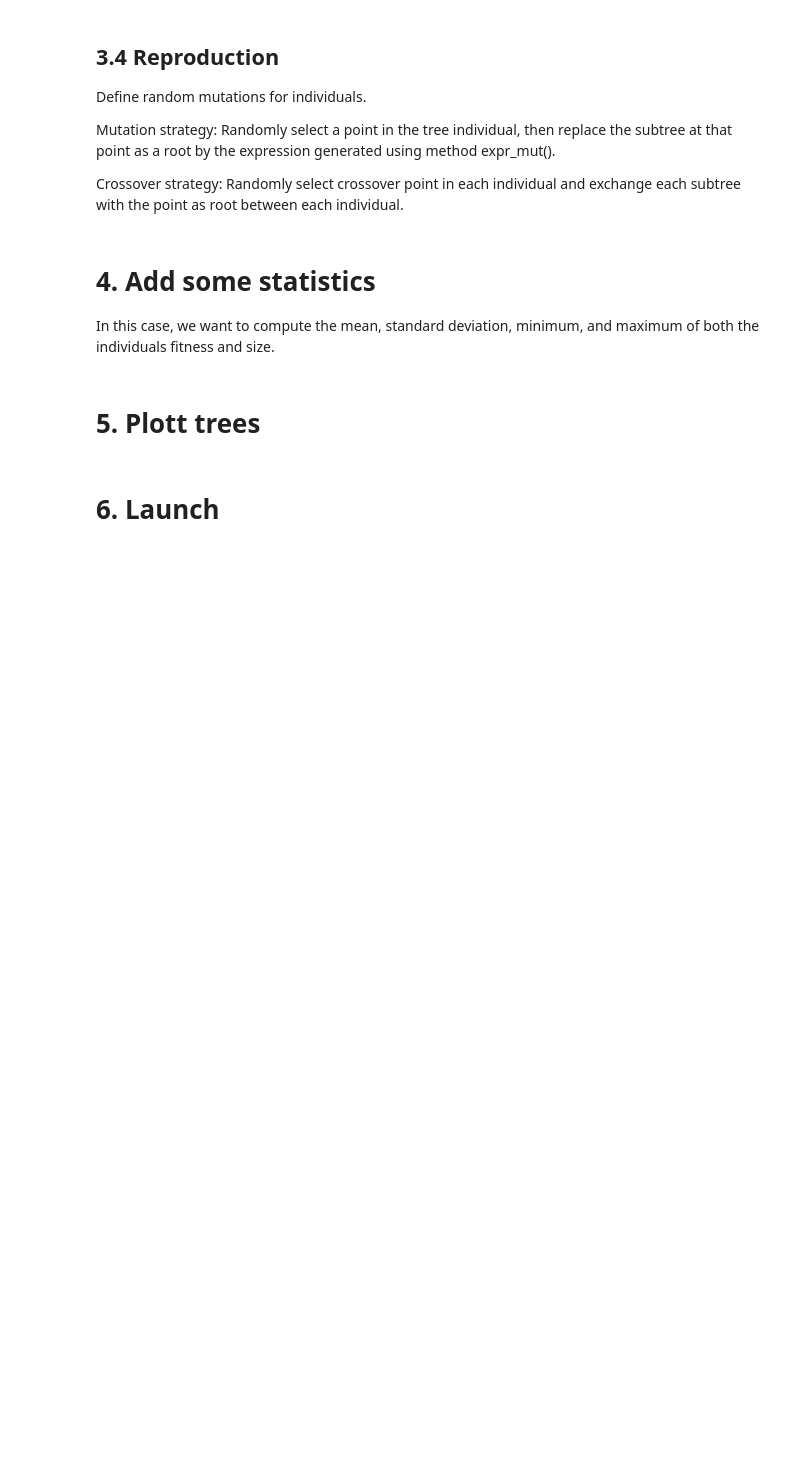
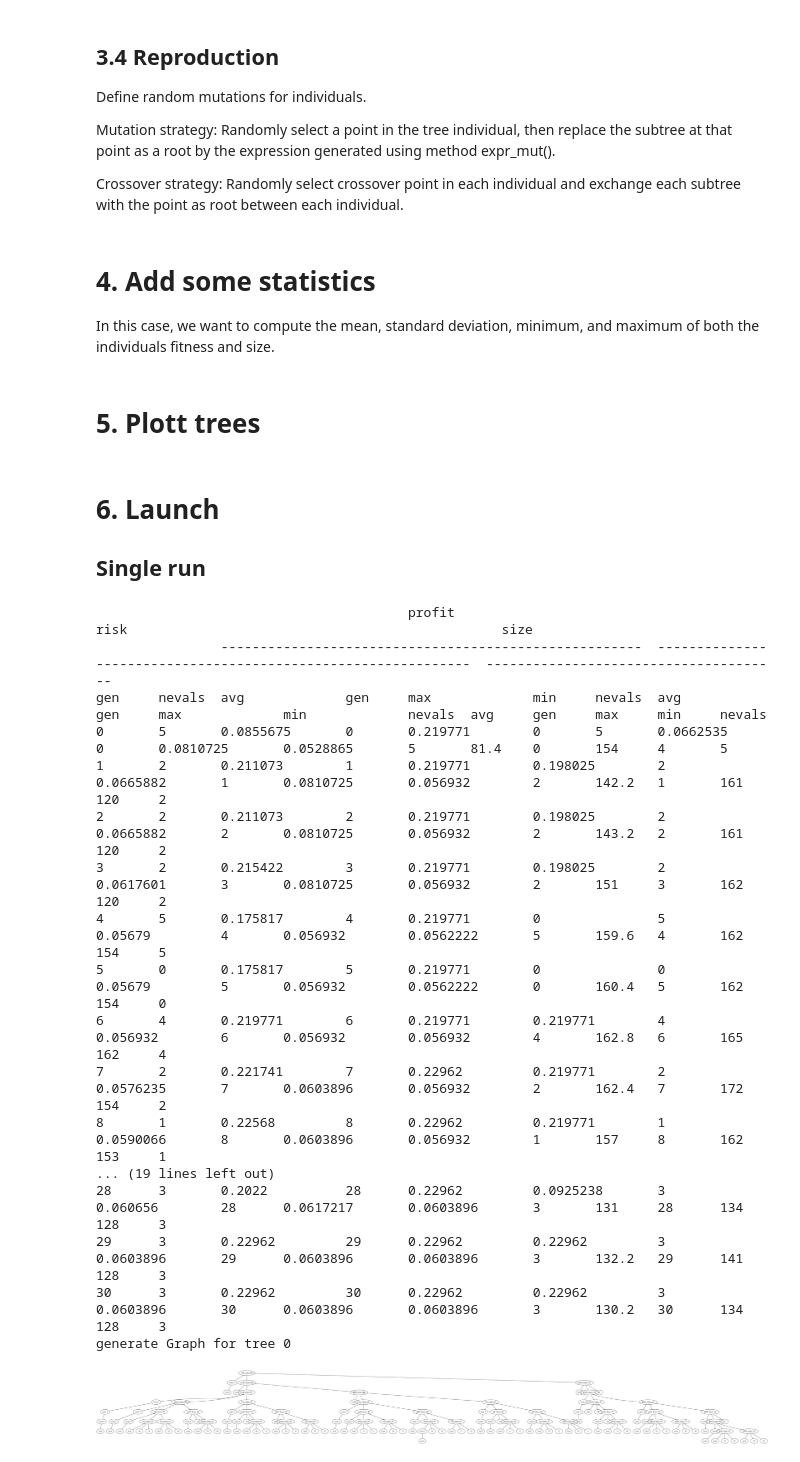
Before and after one commit to tillhoffmann1411/genetic-programming, a Jupyter notebook: investment_example/strategy-optimization.ipynb, the cells around one changed output. Drawn from its saved outputs; the diff is of its cells as text; code cells hidden in the pictures; blank space fills up the shorter version.

```diff
--- a/investment_example/strategy-optimization.ipynb
+++ b/investment_example/strategy-optimization.ipynb
@@ -132,11 +137,17 @@ toolbox.decorate("mate", gp.staticLimit(key=operator.attrgetter("height"), max_v
 # 4. Add some statistics
  In this case, we want to compute the mean, standard deviation, minimum, and maximum of both the individuals fitness and size.
 # %%
+avg_size = pd.DataFrame()
+avg_profit = pd.DataFrame()
+avg_risk = pd.DataFrame()
+
 def stats():
-    stats_fit = tools.Statistics(lambda ind: ind.fitness.values)
+    stats_profit = tools.Statistics(lambda ind: ind.fitness.values[0])
+    stats_risk = tools.Statistics(lambda ind: ind.fitness.values[1])
     stats_size = tools.Statistics(len)
-    mstats = tools.MultiStatistics(fitness=stats_fit, size=stats_size)
+    mstats = tools.MultiStatistics(profit=stats_profit, risk=stats_risk, size=stats_size)
     mstats.register("avg", np.mean)
+    mstats.register("min", np.min)
     mstats.register("max", np.max)
     return mstats
 # %% [markdown]
@@ -151,17 +162,37 @@ def plot(trees, name_pre: str = ""):
         plot_tree(nodes, edges, labels, "tree_" + name_pre + "_" + str(index))
 # %% [markdown]
 # 6. Launch
+
+## Single run
 # %%
-pop = toolbox.population(n=10)
+pop = toolbox.population(n=20)
 hof = tools.HallOfFame(1)
 
 mstats = stats()
 
-pop, log = algorithms.eaSimple(pop, toolbox, cxpb=0.4, mutpb=0.2, ngen=25, halloffame=hof, stats=mstats, verbose=True)
+pop, log = algorithms.eaSimple(pop, toolbox, cxpb=0.5, mutpb=0.2, ngen=200, halloffame=hof, stats=mstats, verbose=True)
 
 plot(hof, name_pre="hof")
-plot(pop, name_pre="pop")
 
 # Display the tree
 from IPython.display import Image
 Image(filename="images/tree_hof_0.png")
+# %% [output]
+                                        profit                                                       risk                                                size
+                ------------------------------------------------------  --------------------------------------------------------------  --------------------------------------
+gen     nevals  avg             gen     max             min     nevals  avg             gen     max             min             nevals  avg     gen     max     min     nevals
+0       5       0.0855675       0       0.219771        0       5       0.0662535       0       0.0810725       0.0528865       5       81.4    0       154     4       5
+1       2       0.211073        1       0.219771        0.198025        2       0.0665882       1       0.0810725       0.056932        2       142.2   1       161     120     2
+2       2       0.211073        2       0.219771        0.198025        2       0.0665882       2       0.0810725       0.056932        2       143.2   2       161     120     2
+3       2       0.215422        3       0.219771        0.198025        2       0.0617601       3       0.0810725       0.056932        2       151     3       162     120     2
+4       5       0.175817        4       0.219771        0               5       0.05679         4       0.056932        0.0562222       5       159.6   4       162     154     5
+5       0       0.175817        5       0.219771        0               0       0.05679         5       0.056932        0.0562222       0       160.4   5       162     154     0
+6       4       0.219771        6       0.219771        0.219771        4       0.056932        6       0.056932        0.056932        4       162.8   6       165     162     4
+7       2       0.221741        7       0.22962         0.219771        2       0.0576235       7       0.0603896       0.056932        2       162.4   7       172     154     2
+8       1       0.22568         8       0.22962         0.219771        1       0.0590066       8       0.0603896       0.056932        1       157     8       162     153     1
+... (19 lines left out)
+28      3       0.2022          28      0.22962         0.0925238       3       0.060656        28      0.0617217       0.0603896       3       131     28      134     128     3
+29      3       0.22962         29      0.22962         0.22962         3       0.0603896       29      0.0603896       0.0603896       3       132.2   29      141     128     3
+30      3       0.22962         30      0.22962         0.22962         3       0.0603896       30      0.0603896       0.0603896       3       130.2   30      134     128     3
+generate Graph for tree 0
+[figure, added]
```
Also changed, not shown: parts of 3 cells of this notebook, 6 other files.
